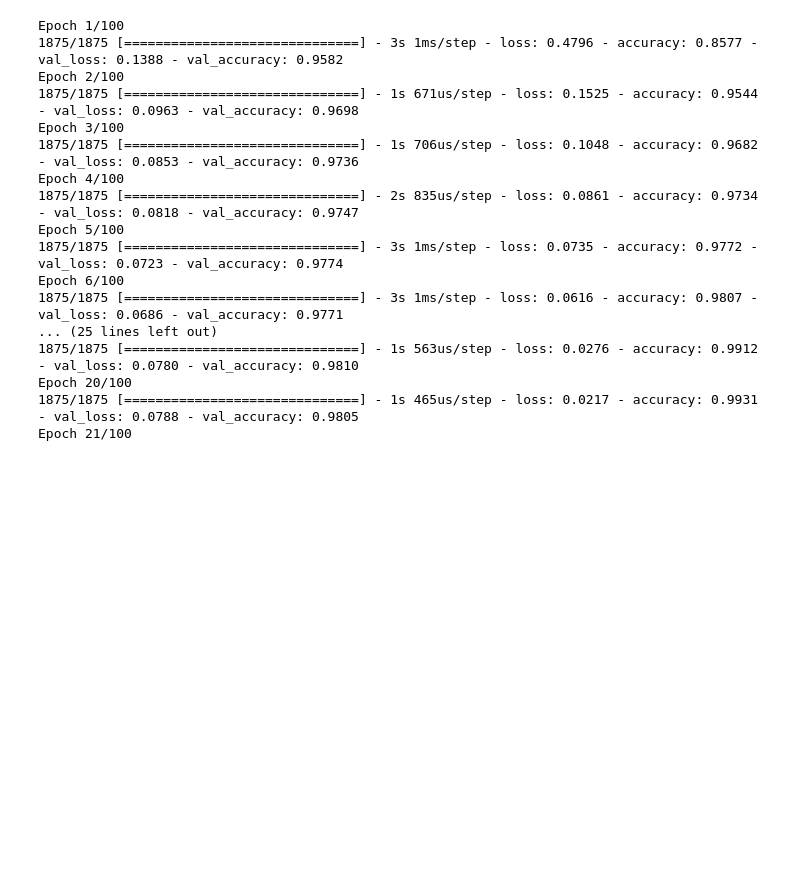
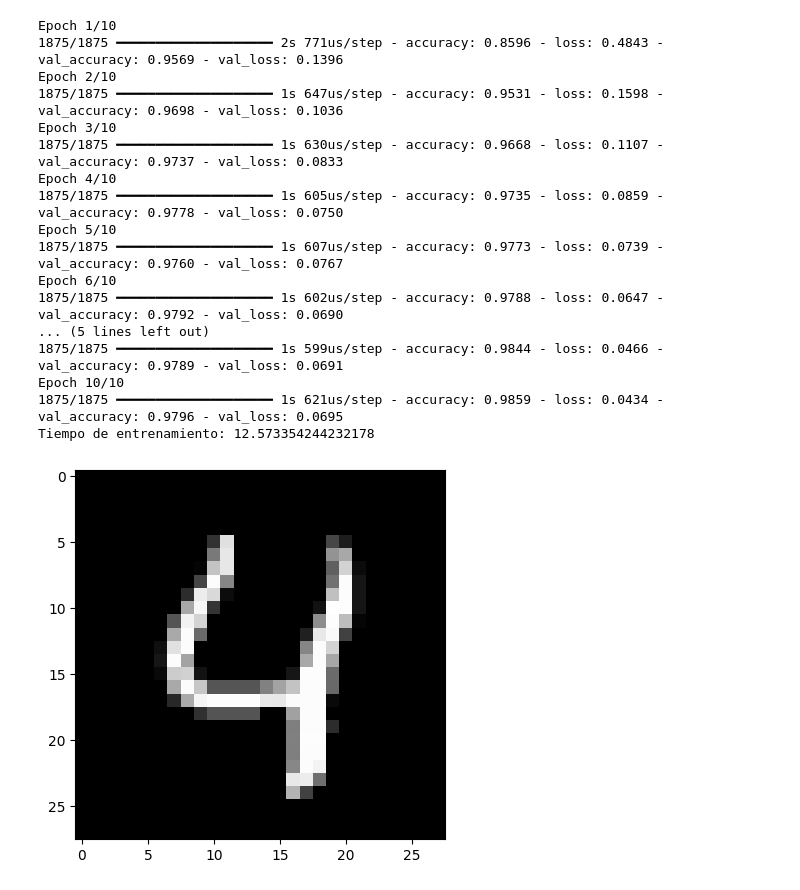
Before and after one commit to gdquintero/dia_matematicas_2025, a Jupyter notebook: mnist.ipynb, the cells around one changed output. Cells and saved outputs as stored; diff of their text form; code cells hidden in the pictures; blank space fills up the shorter version.

```diff
--- a/mnist.ipynb
+++ b/mnist.ipynb
@@ -4,6 +4,7 @@ from tensorflow import keras
 import numpy as np
 import matplotlib.pyplot as plt
 import time
+import os
 
 # Cargar el dataset MNIST
 mnist = keras.datasets.mnist
@@ -27,38 +28,44 @@ model.compile(optimizer='adam',
 
 start = time.time()
 # Entrenar el modelo
-history = model.fit(x_train, y_train, epochs=100, validation_data=(x_test, y_test))
+history = model.fit(x_train, y_train, epochs=10, validation_data=(x_test, y_test))
 
 finish = time.time()
 print(f"Tiempo de entrenamiento: {finish-start}")
 # Evaluar el modelo con datos de prueba
-test_loss, test_acc = model.evaluate(x_test, y_test, verbose=2)
+# test_loss, test_acc = model.evaluate(x_test, y_test, verbose=2)
 
-# Mostrar precisión del modelo
-print(f"\nPrecisión en test: {test_acc:.4f}")
 
-# Graficar la evolución del entrenamiento
-plt.plot(history.history['accuracy'], label='Precisión entrenamiento')
-plt.plot(history.history['val_accuracy'], label='Precisión validación')
-plt.xlabel('Épocas')
-plt.ylabel('Precisión')
-plt.legend()
-plt.show()
+# # Mostrar precisión del modelo
+# print(f"\nPrecisión en test: {test_acc:.4f}")
+
+# # Graficar la evolución del entrenamiento
+# plt.plot(history.history['accuracy'], label='Precisión entrenamiento')
+# plt.plot(history.history['val_accuracy'], label='Precisión validación')
+# plt.xlabel('Épocas')
+# plt.ylabel('Precisión')
+# plt.legend()
+# plt.show()
 # %% [output]
-Epoch 1/100
-1875/1875 [==============================] - 3s 1ms/step - loss: 0.4796 - accuracy: 0.8577 - val_loss: 0.1388 - val_accuracy: 0.9582
-Epoch 2/100
-1875/1875 [==============================] - 1s 671us/step - loss: 0.1525 - accuracy: 0.9544 - val_loss: 0.0963 - val_accuracy: 0.9698
-Epoch 3/100
-1875/1875 [==============================] - 1s 706us/step - loss: 0.1048 - accuracy: 0.9682 - val_loss: 0.0853 - val_accuracy: 0.9736
-Epoch 4/100
-1875/1875 [==============================] - 2s 835us/step - loss: 0.0861 - accuracy: 0.9734 - val_loss: 0.0818 - val_accuracy: 0.9747
-Epoch 5/100
-1875/1875 [==============================] - 3s 1ms/step - loss: 0.0735 - accuracy: 0.9772 - val_loss: 0.0723 - val_accuracy: 0.9774
-Epoch 6/100
-1875/1875 [==============================] - 3s 1ms/step - loss: 0.0616 - accuracy: 0.9807 - val_loss: 0.0686 - val_accuracy: 0.9771
-... (25 lines left out)
-1875/1875 [==============================] - 1s 563us/step - loss: 0.0276 - accuracy: 0.9912 - val_loss: 0.0780 - val_accuracy: 0.9810
-Epoch 20/100
-1875/1875 [==============================] - 1s 465us/step - loss: 0.0217 - accuracy: 0.9931 - val_loss: 0.0788 - val_accuracy: 0.9805
-Epoch 21/100
+Epoch 1/10
+1875/1875 ━━━━━━━━━━━━━━━━━━━━ 2s 771us/step - accuracy: 0.8596 - loss: 0.4843 - val_accuracy: 0.9569 - val_loss: 0.1396
+Epoch 2/10
+1875/1875 ━━━━━━━━━━━━━━━━━━━━ 1s 647us/step - accuracy: 0.9531 - loss: 0.1598 - val_accuracy: 0.9698 - val_loss: 0.1036
+Epoch 3/10
+1875/1875 ━━━━━━━━━━━━━━━━━━━━ 1s 630us/step - accuracy: 0.9668 - loss: 0.1107 - val_accuracy: 0.9737 - val_loss: 0.0833
+Epoch 4/10
+1875/1875 ━━━━━━━━━━━━━━━━━━━━ 1s 605us/step - accuracy: 0.9735 - loss: 0.0859 - val_accuracy: 0.9778 - val_loss: 0.0750
+Epoch 5/10
+1875/1875 ━━━━━━━━━━━━━━━━━━━━ 1s 607us/step - accuracy: 0.9773 - loss: 0.0739 - val_accuracy: 0.9760 - val_loss: 0.0767
+Epoch 6/10
+1875/1875 ━━━━━━━━━━━━━━━━━━━━ 1s 602us/step - accuracy: 0.9788 - loss: 0.0647 - val_accuracy: 0.9792 - val_loss: 0.0690
+... (5 lines left out)
+1875/1875 ━━━━━━━━━━━━━━━━━━━━ 1s 599us/step - accuracy: 0.9844 - loss: 0.0466 - val_accuracy: 0.9789 - val_loss: 0.0691
+Epoch 10/10
+1875/1875 ━━━━━━━━━━━━━━━━━━━━ 1s 621us/step - accuracy: 0.9859 - loss: 0.0434 - val_accuracy: 0.9796 - val_loss: 0.0695
+Tiempo de entrenamiento: 12.573354244232178
+# %%
+plt.imshow(x_test[4], cmap="gray")
+plt.show()
+# %% [output]
+[figure, added]
```
Also changed, not shown: parts of 1 cell of this notebook, 14 other files.
